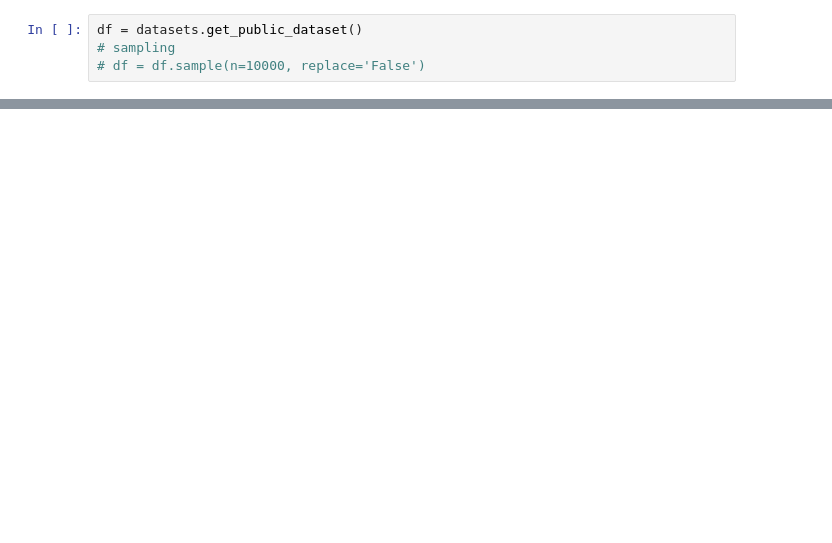
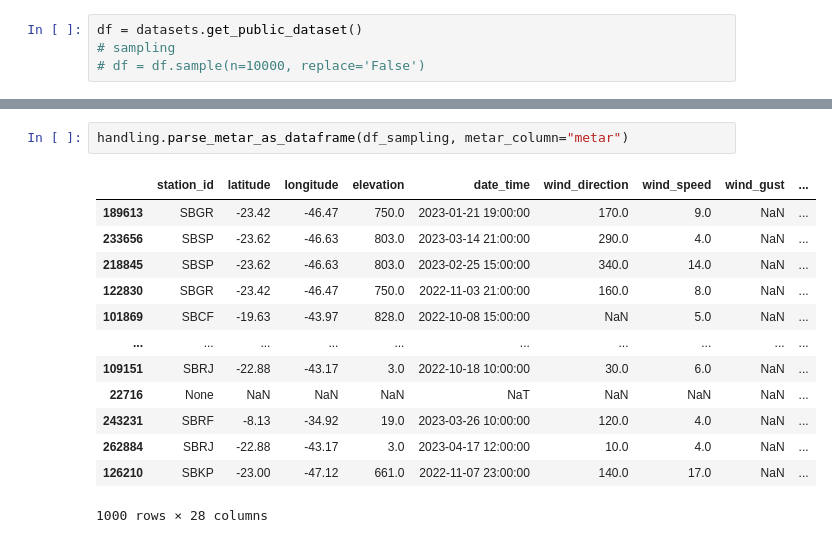
Before and after one commit to ryukinix/dsc2024, a Jupyter notebook: notebooks/exploratory-analysis.ipynb, the cells around one changed output, grey strips where cells are left out. Cells and saved outputs as stored; diff of their text form; blank space fills up the shorter version.

```diff
--- a/notebooks/exploratory-analysis.ipynb
+++ b/notebooks/exploratory-analysis.ipynb
@@ -73,0 +71,16 @@ df['metar'].dropna().iloc[0]
+# %%
+handling.parse_metar_as_dataframe(df_sampling, metar_column="metar")
+# %% [output]
+|  | station_id | latitude | longitude | elevation | date_time | wind_direction | wind_speed | wind_gust | ... |
+| 189613 | SBGR | -23.42 | -46.47 | 750.0 | 2023-01-21 19:00:00 | 170.0 | 9.0 | NaN | ... |
+| 233656 | SBSP | -23.62 | -46.63 | 803.0 | 2023-03-14 21:00:00 | 290.0 | 4.0 | NaN | ... |
+| 218845 | SBSP | -23.62 | -46.63 | 803.0 | 2023-02-25 15:00:00 | 340.0 | 14.0 | NaN | ... |
+| 122830 | SBGR | -23.42 | -46.47 | 750.0 | 2022-11-03 21:00:00 | 160.0 | 8.0 | NaN | ... |
+| 101869 | SBCF | -19.63 | -43.97 | 828.0 | 2022-10-08 15:00:00 | NaN | 5.0 | NaN | ... |
+| ... | ... | ... | ... | ... | ... | ... | ... | ... | ... |
+| 109151 | SBRJ | -22.88 | -43.17 | 3.0 | 2022-10-18 10:00:00 | 30.0 | 6.0 | NaN | ... |
+| 22716 | None | NaN | NaN | NaN | NaT | NaN | NaN | NaN | ... |
+| 243231 | SBRF | -8.13 | -34.92 | 19.0 | 2023-03-26 10:00:00 | 120.0 | 4.0 | NaN | ... |
+| 262884 | SBRJ | -22.88 | -43.17 | 3.0 | 2023-04-17 12:00:00 | 10.0 | 4.0 | NaN | ... |
+| 126210 | SBKP | -23.00 | -47.12 | 661.0 | 2022-11-07 23:00:00 | 140.0 | 17.0 | NaN | ... |
+1000 rows × 28 columns
```
Also changed, not shown: parts of 11 cells of this notebook, 2 other files.
